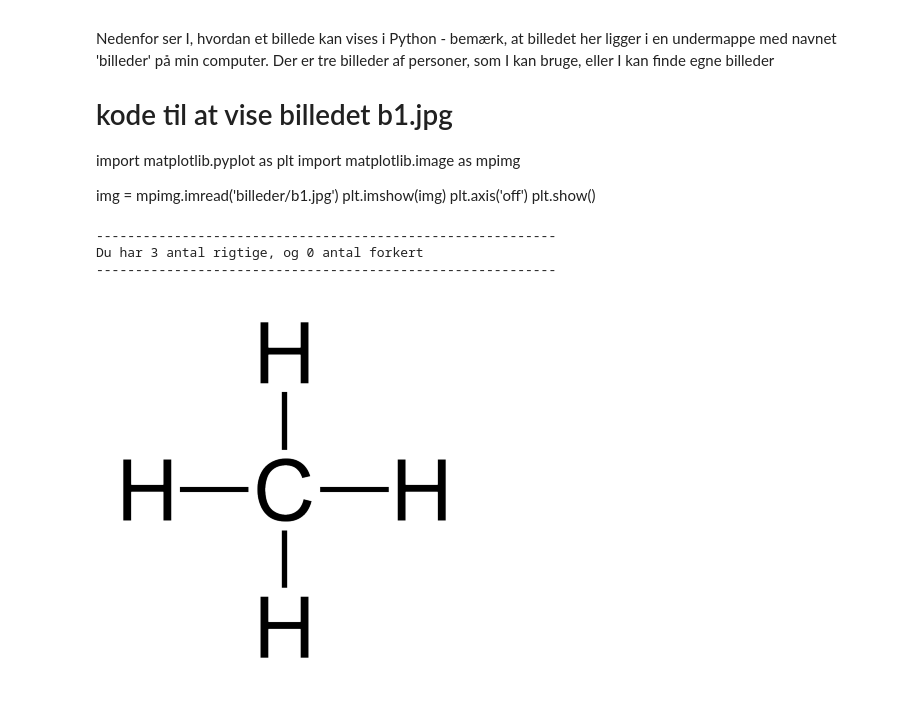
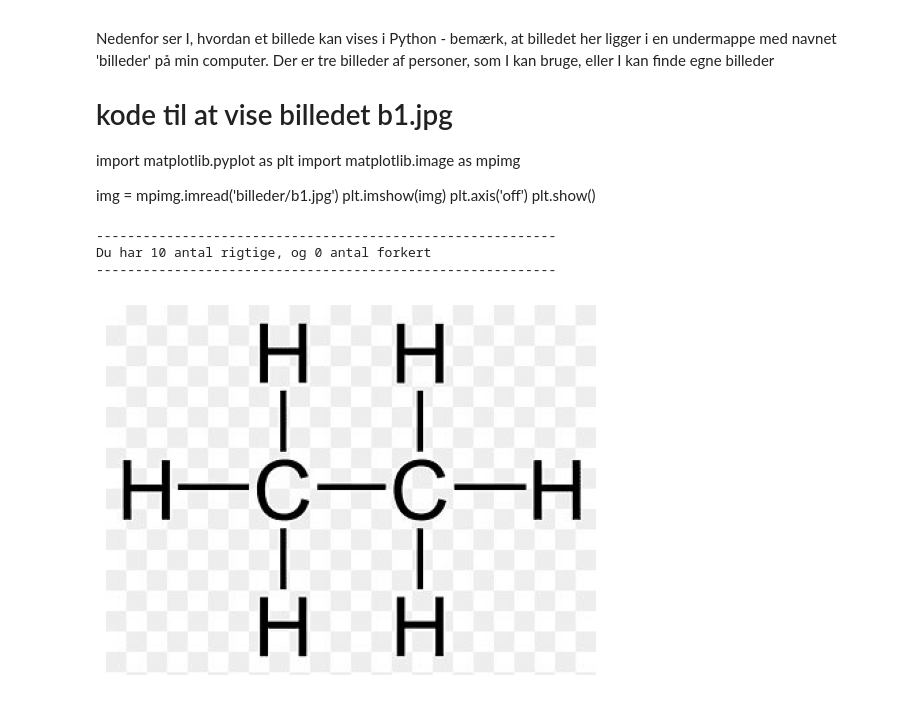
Before and after one commit to chapper2/Objekt-Orienteret-Programmering, a Jupyter notebook: Afleveringer/Aflevering 6.ipynb, the cells around one changed output. Cells and saved outputs as stored; diff of their text form; code cells hidden in the pictures.

```diff
--- a/Afleveringer/Aflevering 6.ipynb
+++ b/Afleveringer/Aflevering 6.ipynb
@@ -18,18 +18,26 @@ plt.axis('off')
 plt.show()
 # %%
 import matplotlib.pyplot as plt
-import matplotlib.image as mpimg
+#import matplotlib.image as mpimg
+import cv2
 
-methan = mpimg.imread(r'C:\Users\chn\Documents\GitHub\Objekt-Orienteret-Programmering\Afleveringer\billeder til afl6\methan.png')
-ethan = mpimg.imread(r'C:\Users\chn\Documents\GitHub\Objekt-Orienteret-Programmering\Afleveringer\billeder til afl6\ethan.png')
-propan = mpimg.imread(r'C:\Users\chn\Documents\GitHub\Objekt-Orienteret-Programmering\Afleveringer\billeder til afl6\propan.png')
+methan = cv2.imread("billeder til afl6/methan.jpg")
+ethan = cv2.imread("billeder til afl6/ethan.jpg")
+propan = cv2.imread("billeder til afl6/propan.jpg")
+butan = cv2.imread("billeder til afl6/butan.jpg")
+pentan = cv2.imread("billeder til afl6/pentan.jpg")
+hexan = cv2.imread("billeder til afl6/hexan.jpg")
+heptan = cv2.imread("billeder til afl6/heptan.jpg")
+octan = cv2.imread("billeder til afl6/octan.jpg")
+nonan = cv2.imread("billeder til afl6/nonan.jpg")
+decan = cv2.imread("billeder til afl6/decan.jpg")
+
+alkaner = {'Methan':methan, 'Ethan':ethan, 'Propan':propan, 'Butan':butan, 'Pentan':pentan, 'Hexan':hexan, 'Heptan':heptan, 'Octan':octan, 'Nonan':nonan, 'Decan':decan}
+alkanNavne = ['Methan', 'Ethan', 'Propan', 'Butan', 'Pentan', 'Hexan', 'Heptan', 'Octan', 'Nonan', 'Decan']
 # %%
 import random
 import time
 from IPython.display import clear_output
-
-alkaner = {'Methan':methan, 'Ethan':ethan, 'Propan':propan}
-alkanNavne = ['Methan', 'Ethan', 'Propan']
 
 rigtig = 0
 forkert = 0
@@ -45,12 +53,13 @@ for i in range(len(alkanNavne)):
     if svar == quizStruktur:
             print('Tillykke du har svaret rigtig')
             rigtig += 1
-
+            time.sleep(0.5)
             clear_output(wait = True)
 
     else:
             print('Desværre, det er ikke det rigtige navn, prøv igen')
             forkert += 1
+            time.sleep(0.5)
             clear_output(wait = True)
 
 time.sleep(1)
@@ -59,5 +68,5 @@ print(f'Du har {rigtig} antal rigtige, og {forkert} antal forkert')
 print('-----------------------------------------------------------')
 # %% [output]
 -----------------------------------------------------------
-Du har 3 antal rigtige, og 0 antal forkert
+Du har 10 antal rigtige, og 0 antal forkert
 -----------------------------------------------------------
@@ -104,7 +104,7 @@ class Alkan():
     def vælgStruktur(self):
        return self.alkaner[self.quizStruktur]
 # %%
-spil1 = OrganiskQuiz(8)
+spil1 = OrganiskQuiz(30)
 spil1.Game()
 # %% [output]
-[figure, old version]
+[figure, new version]
```
Also changed, not shown: parts of 2 cells of this notebook.
